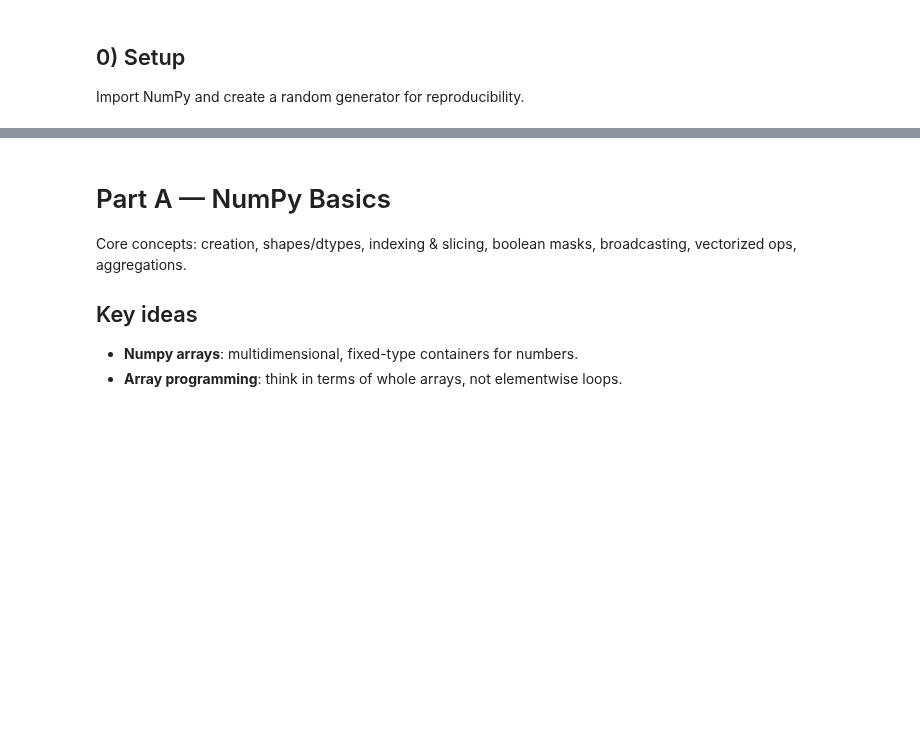
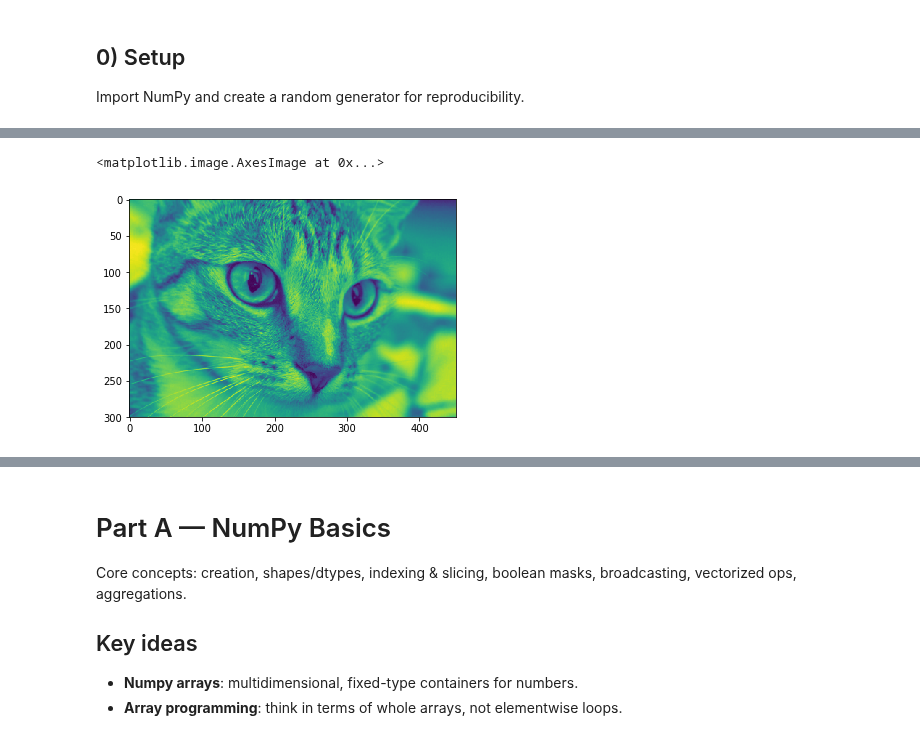
Before and after one commit to ffraile/computer_science_tutorials, a Jupyter notebook: source/Applied Mathematics/class notes/Intro_to_NumPy_and_Linear_Algebra_follow_along.ipynb, the cells around one changed output, grey strips where cells are left out. Drawn from its saved outputs; the diff is of its cells as text; code cells hidden in the pictures; blank space fills up the shorter version.

```diff
--- a/source/Applied Mathematics/class notes/Intro_to_NumPy_and_Linear_Algebra_follow_along.ipynb
+++ b/source/Applied Mathematics/class notes/Intro_to_NumPy_and_Linear_Algebra_follow_along.ipynb
@@ -17,0 +28,5 @@ _
+# %%
+plt.imshow(cat[:,:,1]) # Only Green
+# %% [output]
+<matplotlib.image.AxesImage at 0x...>
+[figure, added]
```
Also changed, not shown: parts of 4 cells of this notebook, 1 other file.
